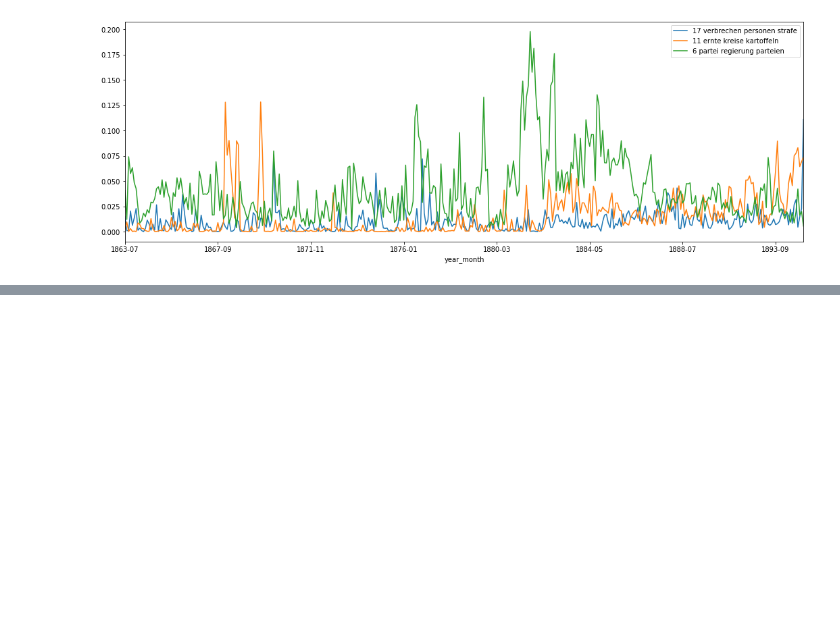
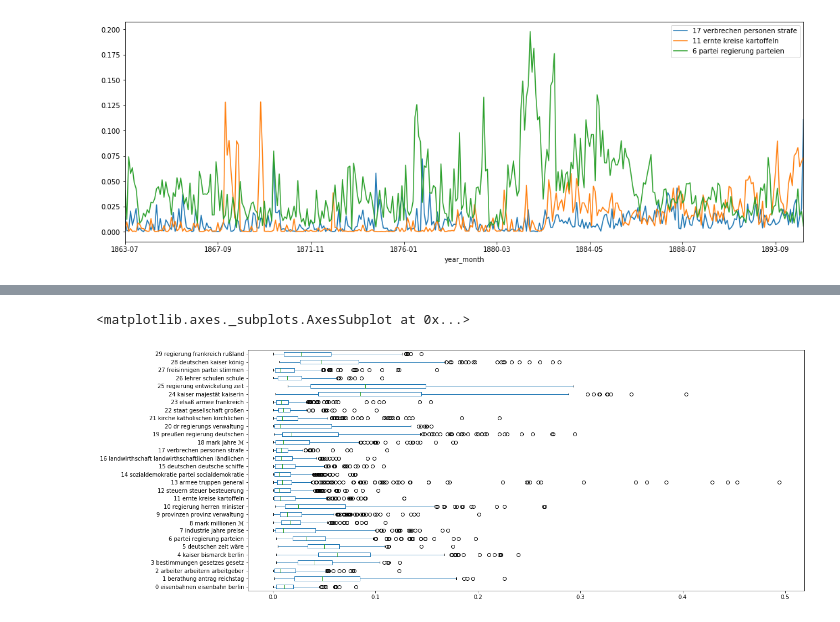
Before and after one commit to martindroege/text-mining-amtspresse-preussen, a Jupyter notebook: Topic-Modeling-Explorer.ipynb, the cells around one changed output, grey strips where cells are left out. Cells and saved outputs as stored; diff of their text form; code cells hidden in the pictures; blank space fills up the shorter version.

```diff
--- a/Topic-Modeling-Explorer.ipynb
+++ b/Topic-Modeling-Explorer.ipynb
@@ -110,0 +121,5 @@ df_year_month_topics.plot(figsize=(18,6))
+# %%
+df_year_month.iloc[:, 6:].plot(kind='box', vert=False, figsize=(18,8))
+# %% [output]
+<matplotlib.axes._subplots.AxesSubplot at 0x...>
+[figure, added]
```
Also changed, not shown: parts of 8 cells of this notebook, 1 other file.
